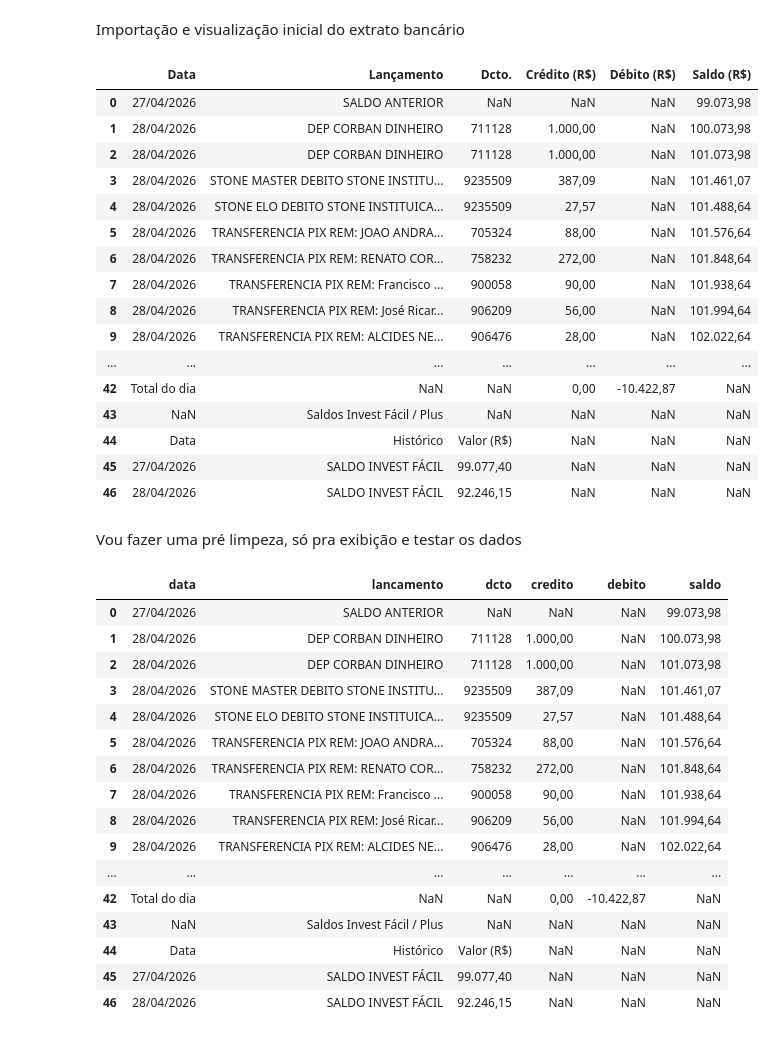
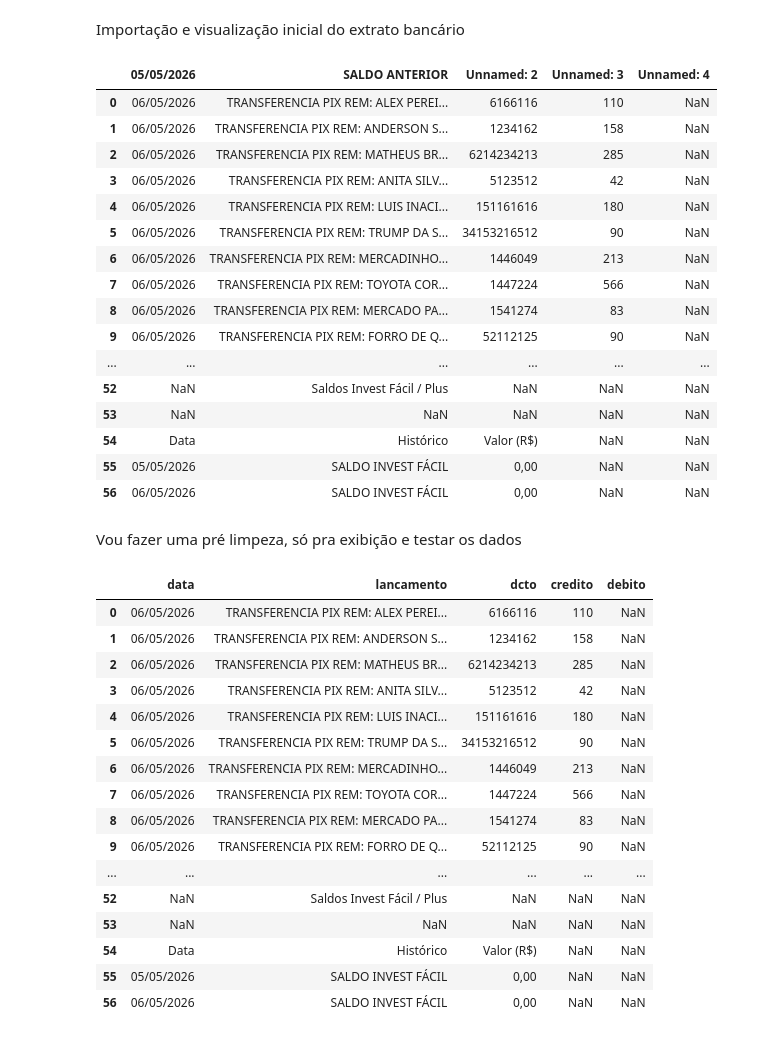
Before and after one commit to Igor-Barross/automa-o-caixa, a Jupyter notebook: notebooks/eda_inicial.ipynb, the cells around one changed output. Drawn from its saved outputs; the diff is of its cells as text; code cells hidden in the pictures.

```diff
--- a/notebooks/eda_inicial.ipynb
+++ b/notebooks/eda_inicial.ipynb
@@ -3,62 +3,63 @@ Importação e visualização inicial do extrato bancário
 # %%
 import pandas as pd
 from pathlib import Path
 
 BASE_DIR = Path.cwd().parent
 DATA_DIR = BASE_DIR / "data"
-RAW_FILE = DATA_DIR / "raw/Bradesco_29042026_080947.CSV"
+RAW_DIR = DATA_DIR / 'raw'
+RAW_FILE = RAW_DIR / "extrato.csv"
 
 df = pd.read_csv(
     RAW_FILE,
     sep=';',
     skiprows=2,
     encoding='latin1'
 )
 
 df
 # %% [output]
-|  | Data | Lançamento | Dcto. | Crédito (R$) | Débito (R$) | Saldo (R$) |
-| 0 | 27/04/2026 | SALDO ANTERIOR | NaN | NaN | NaN | 99.073,98 |
-| 1 | 28/04/2026 | DEP CORBAN DINHEIRO | 711128 | 1.000,00 | NaN | 100.073,98 |
-| 2 | 28/04/2026 | DEP CORBAN DINHEIRO | 711128 | 1.000,00 | NaN | 101.073,98 |
-| 3 | 28/04/2026 | STONE MASTER DEBITO STONE INSTITU... | 9235509 | 387,09 | NaN | 101.461,07 |
-| 4 | 28/04/2026 | STONE ELO DEBITO STONE INSTITUICA... | 9235509 | 27,57 | NaN | 101.488,64 |
-| 5 | 28/04/2026 | TRANSFERENCIA PIX REM: JOAO ANDRA... | 705324 | 88,00 | NaN | 101.576,64 |
-| 6 | 28/04/2026 | TRANSFERENCIA PIX REM: RENATO COR... | 758232 | 272,00 | NaN | 101.848,64 |
-| 7 | 28/04/2026 | TRANSFERENCIA PIX REM: Francisco ... | 900058 | 90,00 | NaN | 101.938,64 |
-| 8 | 28/04/2026 | TRANSFERENCIA PIX REM: José Ricar... | 906209 | 56,00 | NaN | 101.994,64 |
-| 9 | 28/04/2026 | TRANSFERENCIA PIX REM: ALCIDES NE... | 906476 | 28,00 | NaN | 102.022,64 |
-| ... | ... | ... | ... | ... | ... | ... |
-| 42 | Total do dia | NaN | NaN | 0,00 | -10.422,87 | NaN |
-| 43 | NaN | Saldos Invest Fácil / Plus | NaN | NaN | NaN | NaN |
-| 44 | Data | Histórico | Valor (R$) | NaN | NaN | NaN |
-| 45 | 27/04/2026 | SALDO INVEST FÁCIL | 99.077,40 | NaN | NaN | NaN |
-| 46 | 28/04/2026 | SALDO INVEST FÁCIL | 92.246,15 | NaN | NaN | NaN |
+|  | 05/05/2026 | SALDO ANTERIOR | Unnamed: 2 | Unnamed: 3 | Unnamed: 4 |
+| 0 | 06/05/2026 | TRANSFERENCIA PIX REM: ALEX PEREI... | 6166116 | 110 | NaN |
+| 1 | 06/05/2026 | TRANSFERENCIA PIX REM: ANDERSON S... | 1234162 | 158 | NaN |
+| 2 | 06/05/2026 | TRANSFERENCIA PIX REM: MATHEUS BR... | 6214234213 | 285 | NaN |
+| 3 | 06/05/2026 | TRANSFERENCIA PIX REM: ANITA SILV... | 5123512 | 42 | NaN |
+| 4 | 06/05/2026 | TRANSFERENCIA PIX REM: LUIS INACI... | 151161616 | 180 | NaN |
+| 5 | 06/05/2026 | TRANSFERENCIA PIX REM: TRUMP DA S... | 34153216512 | 90 | NaN |
+| 6 | 06/05/2026 | TRANSFERENCIA PIX REM: MERCADINHO... | 1446049 | 213 | NaN |
+| 7 | 06/05/2026 | TRANSFERENCIA PIX REM: TOYOTA COR... | 1447224 | 566 | NaN |
+| 8 | 06/05/2026 | TRANSFERENCIA PIX REM: MERCADO PA... | 1541274 | 83 | NaN |
+| 9 | 06/05/2026 | TRANSFERENCIA PIX REM: FORRO DE Q... | 52112125 | 90 | NaN |
+| ... | ... | ... | ... | ... | ... |
+| 52 | NaN | Saldos Invest Fácil / Plus | NaN | NaN | NaN |
+| 53 | NaN | NaN | NaN | NaN | NaN |
+| 54 | Data | Histórico | Valor (R$) | NaN | NaN |
+| 55 | 05/05/2026 | SALDO INVEST FÁCIL | 0,00 | NaN | NaN |
+| 56 | 06/05/2026 | SALDO INVEST FÁCIL | 0,00 | NaN | NaN |
 # %% [markdown]
 Vou fazer uma pré limpeza, só pra exibição e testar os dados
 # %%
-colunas = ['data', 'lancamento', 'dcto', 'credito', 'debito', 'saldo']
+colunas = ['data', 'lancamento', 'dcto', 'credito', 'debito']
 
 df.columns = colunas
 df
 # %% [output]
-|  | data | lancamento | dcto | credito | debito | saldo |
-| 0 | 27/04/2026 | SALDO ANTERIOR | NaN | NaN | NaN | 99.073,98 |
-| 1 | 28/04/2026 | DEP CORBAN DINHEIRO | 711128 | 1.000,00 | NaN | 100.073,98 |
-| 2 | 28/04/2026 | DEP CORBAN DINHEIRO | 711128 | 1.000,00 | NaN | 101.073,98 |
-| 3 | 28/04/2026 | STONE MASTER DEBITO STONE INSTITU... | 9235509 | 387,09 | NaN | 101.461,07 |
-| 4 | 28/04/2026 | STONE ELO DEBITO STONE INSTITUICA... | 9235509 | 27,57 | NaN | 101.488,64 |
-| 5 | 28/04/2026 | TRANSFERENCIA PIX REM: JOAO ANDRA... | 705324 | 88,00 | NaN | 101.576,64 |
-| 6 | 28/04/2026 | TRANSFERENCIA PIX REM: RENATO COR... | 758232 | 272,00 | NaN | 101.848,64 |
-| 7 | 28/04/2026 | TRANSFERENCIA PIX REM: Francisco ... | 900058 | 90,00 | NaN | 101.938,64 |
-| 8 | 28/04/2026 | TRANSFERENCIA PIX REM: José Ricar... | 906209 | 56,00 | NaN | 101.994,64 |
-| 9 | 28/04/2026 | TRANSFERENCIA PIX REM: ALCIDES NE... | 906476 | 28,00 | NaN | 102.022,64 |
-| ... | ... | ... | ... | ... | ... | ... |
-| 42 | Total do dia | NaN | NaN | 0,00 | -10.422,87 | NaN |
-| 43 | NaN | Saldos Invest Fácil / Plus | NaN | NaN | NaN | NaN |
-| 44 | Data | Histórico | Valor (R$) | NaN | NaN | NaN |
-| 45 | 27/04/2026 | SALDO INVEST FÁCIL | 99.077,40 | NaN | NaN | NaN |
-| 46 | 28/04/2026 | SALDO INVEST FÁCIL | 92.246,15 | NaN | NaN | NaN |
+|  | data | lancamento | dcto | credito | debito |
+| 0 | 06/05/2026 | TRANSFERENCIA PIX REM: ALEX PEREI... | 6166116 | 110 | NaN |
+| 1 | 06/05/2026 | TRANSFERENCIA PIX REM: ANDERSON S... | 1234162 | 158 | NaN |
+| 2 | 06/05/2026 | TRANSFERENCIA PIX REM: MATHEUS BR... | 6214234213 | 285 | NaN |
+| 3 | 06/05/2026 | TRANSFERENCIA PIX REM: ANITA SILV... | 5123512 | 42 | NaN |
+| 4 | 06/05/2026 | TRANSFERENCIA PIX REM: LUIS INACI... | 151161616 | 180 | NaN |
+| 5 | 06/05/2026 | TRANSFERENCIA PIX REM: TRUMP DA S... | 34153216512 | 90 | NaN |
+| 6 | 06/05/2026 | TRANSFERENCIA PIX REM: MERCADINHO... | 1446049 | 213 | NaN |
+| 7 | 06/05/2026 | TRANSFERENCIA PIX REM: TOYOTA COR... | 1447224 | 566 | NaN |
+| 8 | 06/05/2026 | TRANSFERENCIA PIX REM: MERCADO PA... | 1541274 | 83 | NaN |
+| 9 | 06/05/2026 | TRANSFERENCIA PIX REM: FORRO DE Q... | 52112125 | 90 | NaN |
+| ... | ... | ... | ... | ... | ... |
+| 52 | NaN | Saldos Invest Fácil / Plus | NaN | NaN | NaN |
+| 53 | NaN | NaN | NaN | NaN | NaN |
+| 54 | Data | Histórico | Valor (R$) | NaN | NaN |
+| 55 | 05/05/2026 | SALDO INVEST FÁCIL | 0,00 | NaN | NaN |
+| 56 | 06/05/2026 | SALDO INVEST FÁCIL | 0,00 | NaN | NaN |
 # %%
 df['lancamento'] = (
     df['lancamento']
```
Also changed, not shown: parts of 1 cell of this notebook, 2 other files.
